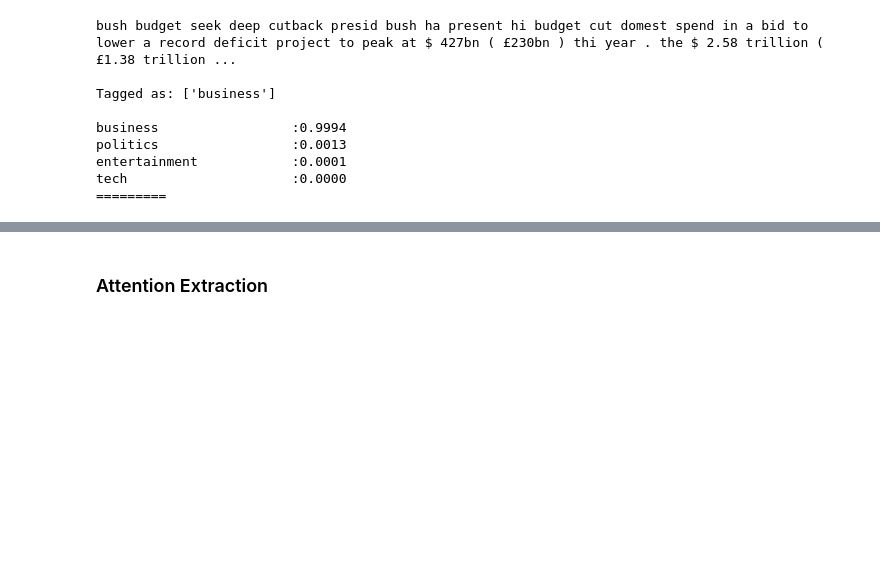
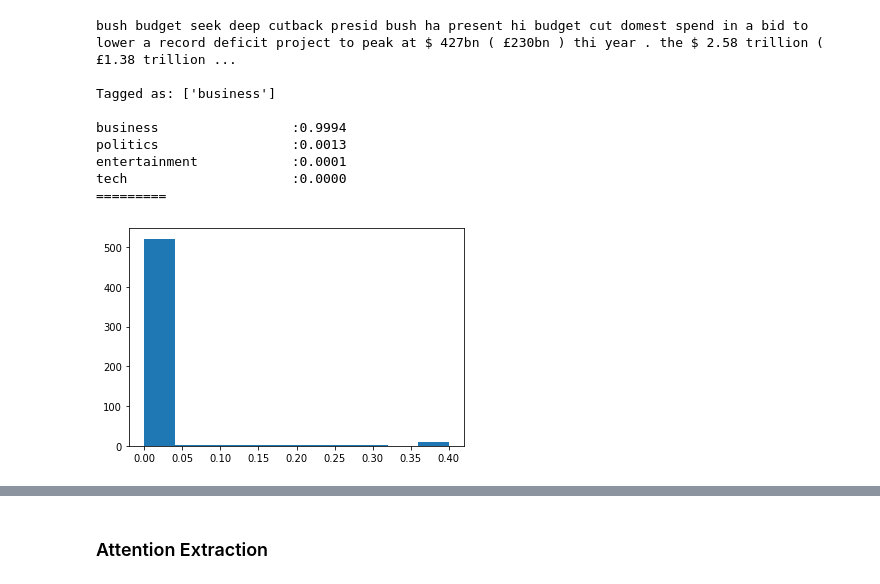
Before and after one commit to zombie-einstein/attention_network, a Jupyter notebook: tf2_design.ipynb, the cells around one changed output, grey strips where cells are left out. Cells and saved outputs as stored; diff of their text form; code cells hidden in the pictures; blank space fills up the shorter version.

```diff
--- a/tf2_design.ipynb
+++ b/tf2_design.ipynb
@@ -298,3 +298,11 @@ politics                 :0.0013
 entertainment            :0.0001
 tech                     :0.0000
 =========
+# %%
+results = model.predict(x_test)
+# %%
+mae = np.mean((y_test-results)**2, axis=1)
+# %%
+plt.hist(mae);
+# %% [output]
+[figure, added]
```
Also changed, not shown: parts of 10 cells of this notebook, 1 other file.
